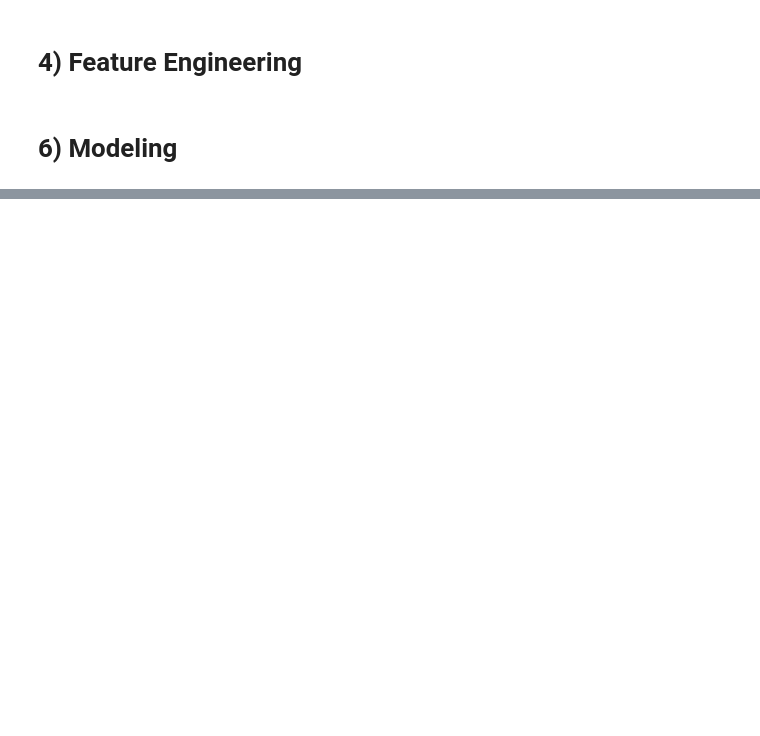
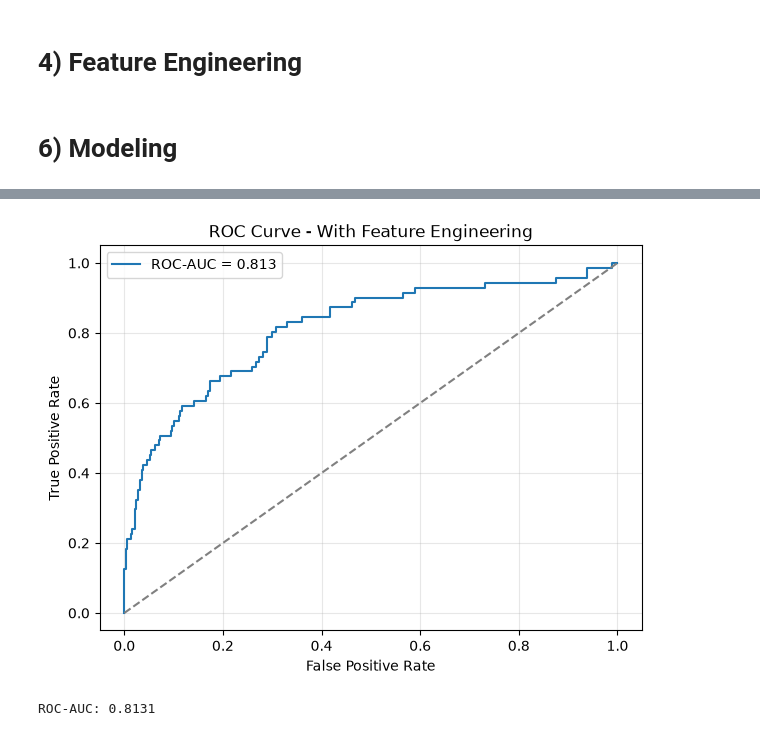
Before and after one commit to areenaAlmeshaly/Employee-Attrition-Prediction, a Jupyter notebook: Employee Attrition Prediction.ipynb, the cells around one changed output, grey strips where cells are left out. Saved outputs shown, nothing was run; the diff lists cells and outputs as text; code cells hidden in the pictures; blank space fills up the shorter version.

```diff
--- a/Employee Attrition Prediction.ipynb
+++ b/Employee Attrition Prediction.ipynb
@@ -564,0 +519,22 @@ A Logistic Regression model was developed to predict employee attrition, providi
+# %%
+from sklearn.metrics import roc_curve, roc_auc_score
+import matplotlib.pyplot as plt
+
+fpr_fe, tpr_fe, _ = roc_curve(y_test, proba)
+auc_fe = roc_auc_score(y_test, proba)
+
+plt.figure(figsize=(7, 5))
+plt.plot(fpr_fe, tpr_fe, label=f"ROC-AUC = {auc_fe:.3f}")
+plt.plot([0, 1], [0, 1], linestyle="--", color="gray")
+
+plt.xlabel("False Positive Rate")
+plt.ylabel("True Positive Rate")
+plt.title("ROC Curve - With Feature Engineering")
+plt.legend()
+plt.grid(alpha=0.3)
+plt.show()
+
+print("ROC-AUC:", round(auc_fe, 4))
+# %% [output]
+[figure, added]
+ROC-AUC: 0.8131
```
Also changed, not shown: parts of 37 cells of this notebook.
